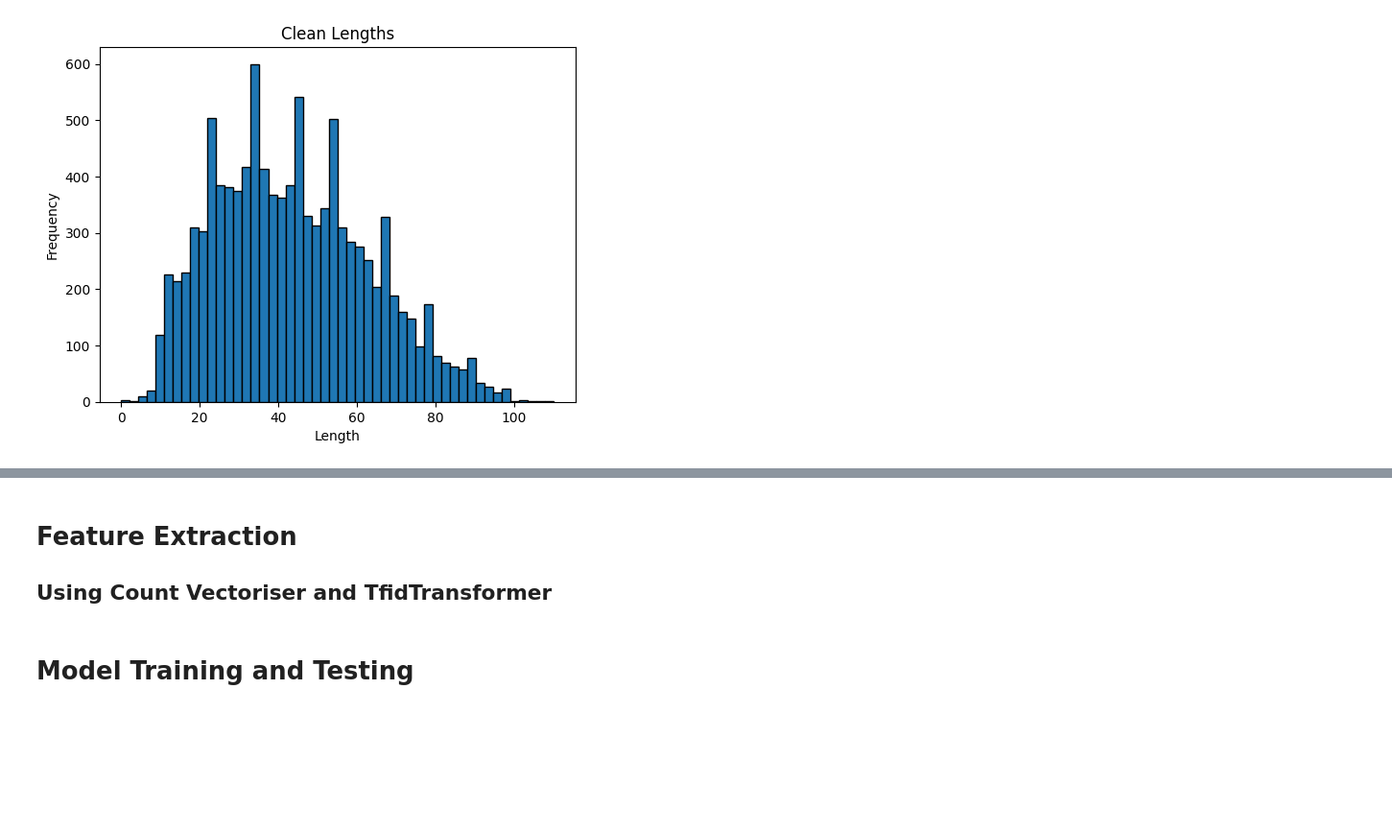
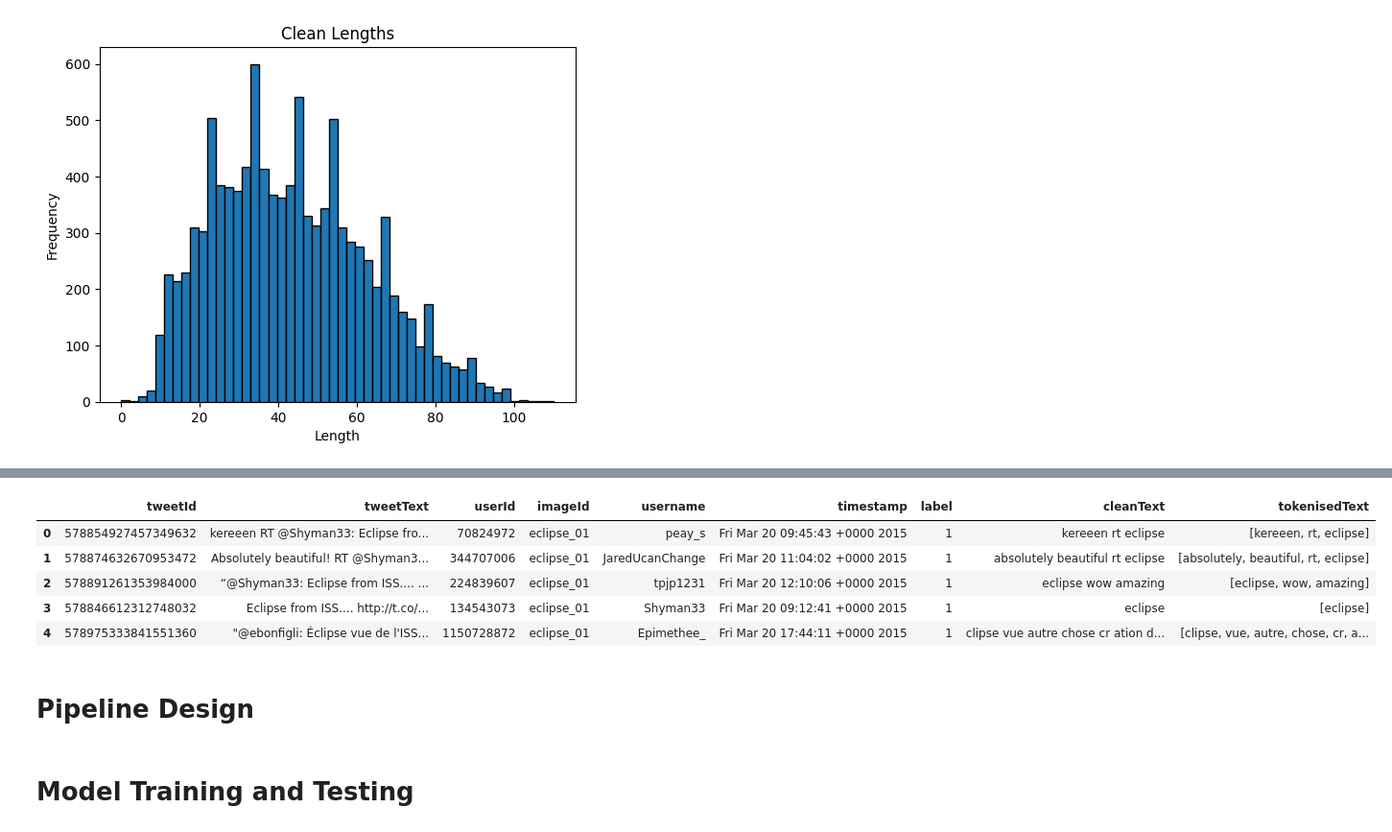
Before and after one commit to tee1g21/Machine-Learning-Technologies-Coursework, a Jupyter notebook: mediaEval.ipynb, the cells around one changed output, grey strips where cells are left out. Shown: that part at 96% size. Cells and saved outputs as stored; diff of their text form; code cells hidden in the pictures; blank space fills up the shorter version.

```diff
--- a/mediaEval.ipynb
+++ b/mediaEval.ipynb
@@ -247,6 +231,7 @@ test_df['label'] = test_df['label'].replace('humor', 'fake')
 #experiment with for best performance (some processes achieve similiar things)
 
 train_df["cleanText"] = train_df["tweetText"]
+test_df["cleanText"] = test_df["tweetText"]
 
 def cleanText(text):
 
@@ -265,13 +250,18 @@ def cleanText(text):
 
 #apply cleantext
 train_df['cleanText'] = train_df['cleanText'].apply(cleanText)
+test_df['cleanText'] = test_df['cleanText'].apply(cleanText)
+
 
 #remove extra white space
 train_df['cleanText'] = train_df['cleanText'].str.replace(r'\s+', ' ', regex=True)
+test_df['cleanText'] = test_df['cleanText'].str.replace(r'\s+', ' ', regex=True)
+
 
 #remove stopwords
 sw = nltk.corpus.stopwords.words()
 train_df['cleanText'] = train_df['cleanText'].apply(lambda x: ' '.join([w for w in x.split() if w not in sw]))
+test_df['cleanText'] = test_df['cleanText'].apply(lambda x: ' '.join([w for w in x.split() if w not in sw]))
 # %%
 #lemmatise to reduce total word count
 from nltk.stem import WordNetLemmatizer
@@ -339,4 +319,0 @@ train_df.head(50)
-# %% [markdown]
-# Feature Extraction
-
-## Using Count Vectoriser and TfidTransformer
@@ -363,0 +320,11 @@ ngram_test = ngram_vectoriser.transform(ft_test)
+# %%
+test_df.head(5)
+# %% [output]
+|  | tweetId | tweetText | userId | imageId | username | timestamp | label | cleanText | tokenisedText |
+| 0 | 578854927457349632 | kereeen RT @Shyman33: Eclipse fro... | 70824972 | eclipse_01 | peay_s | Fri Mar 20 09:45:43 +0000 2015 | 1 | kereeen rt eclipse | [kereeen, rt, eclipse] |
+| 1 | 578874632670953472 | Absolutely beautiful! RT @Shyman3... | 344707006 | eclipse_01 | JaredUcanChange | Fri Mar 20 11:04:02 +0000 2015 | 1 | absolutely beautiful rt eclipse | [absolutely, beautiful, rt, eclipse] |
+| 2 | 578891261353984000 | “@Shyman33: Eclipse from ISS.... ... | 224839607 | eclipse_01 | tpjp1231 | Fri Mar 20 12:10:06 +0000 2015 | 1 | eclipse wow amazing | [eclipse, wow, amazing] |
+| 3 | 578846612312748032 | Eclipse from ISS.... http://t.co/... | 134543073 | eclipse_01 | Shyman33 | Fri Mar 20 09:12:41 +0000 2015 | 1 | eclipse | [eclipse] |
+| 4 | 578975333841551360 | "@ebonfigli: Éclipse vue de l'ISS... | 1150728872 | eclipse_01 | Epimethee_ | Fri Mar 20 17:44:11 +0000 2015 | 1 | clipse vue autre chose cr ation d... | [clipse, vue, autre, chose, cr, a... |
+# %% [markdown]
+# Pipeline Design
```
Also changed, not shown: parts of 24 cells of this notebook.
